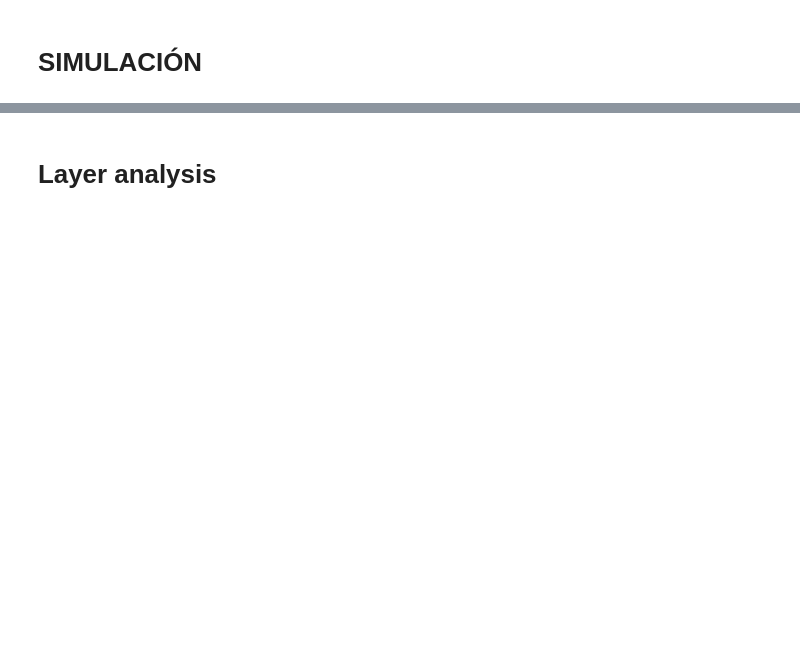
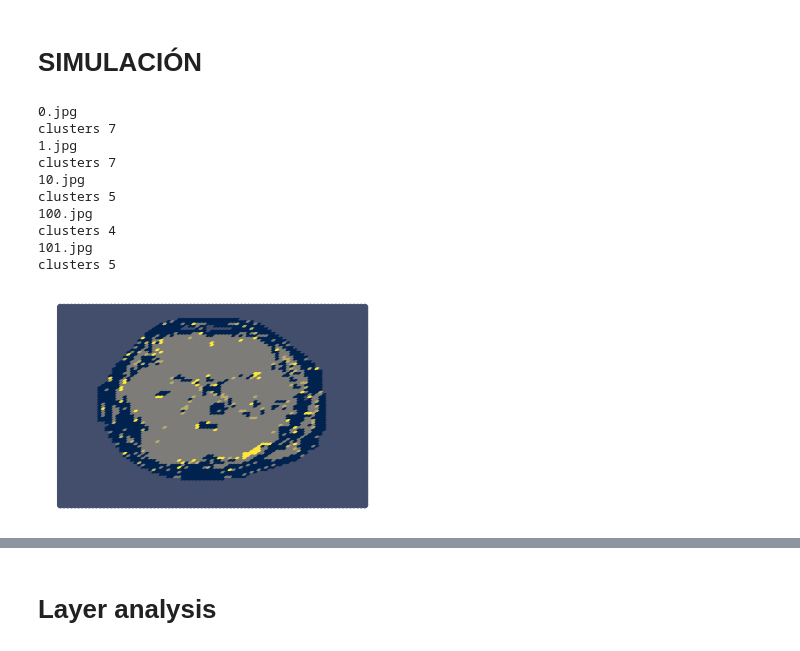
Before and after one commit to JerM1609/IA-P002, a Jupyter notebook: DBScan.ipynb, the cells around one changed output, grey strips where cells are left out. Drawn from its saved outputs; the diff is of its cells as text; code cells hidden in the pictures; blank space fills up the shorter version.

Commit message:
results dbscan

```diff
--- a/DBScan.ipynb
+++ b/DBScan.ipynb
@@ -37,7 +39,7 @@ pasarlo a blanco y negro y luego probar el algoritmo con escala de grises
 # %%
 UNDEFINED = 0
 NOISE = 1
-EPS = 0.9
+EPS = 2
 TRESHOLD = 75
 # %%
 class DBScan():
@@ -94,39 +96,68 @@ class DBScan():
 IMG_PATH = './mini_data/'
 # %% [markdown]
 # **SIMULACIÓN**
+# %%
+def preprocesamiento(path):
+    img = Image.open(path)
+
+    # resizing
+    H, W = img.size
+    h, w = img.size
+    k = 1
+
+    while h >= 100 or w >= 100:
+        k += 1
+        h = H/k
+        w = W/k
+
+    img = img.resize((int(h), int(w))) #.convert('1')
+    # display(img)
+    mat = np.asarray(img).astype(int)
+    return mat
 # %%
 for name in os.listdir(IMG_PATH):
     # read and resize image
     print(name)
-    continue
-    img = Image.open(IMG_PATH + name)
-    w, h = img.__dict__['_size']
-    mat = np.asarray(img.resize((int(w/4), int(h/4))))
+    # img = Image.open(IMG_PATH + name)
+    # w, h = img.__dict__['_size']
+    mat = preprocesamiento(IMG_PATH+name) # np.asarray(img.resize((int(w/4), int(h/4))))
 
     M = []
     for i in range(len(mat)):
         for j in range(len(mat[i])):
             pixel = mat[i, j]
             M.append(np.array(list(pixel) + [i, j], dtype=object))
     M = np.array(M)
     pixels_db = M[: , 0:3]
 
     dbscan = DBScan(pixels_db, EPS, TRESHOLD)
     result = dbscan.dbs()
 
     print(f'clusters {len(np.unique(result))}')
 
     ij_cluster = pd.DataFrame()
     ij_cluster['i'] = M[: , -2]
     ij_cluster['j'] = M[: , -1]
     ij_cluster['clusters'] = result
     file_name = name.replace('.jpg', '')
-    ij_cluster.to_csv(f'./Resultados/DBScan/{file_name}.csv')
+    ij_cluster.to_csv(f'./Resultados/DBScan/{file_name}_dbs.csv')
 
     X = ij_cluster['j'].tolist()
     Y = ij_cluster['i'].tolist()
     plt.clf()
     plt.scatter(X,Y,c=ij_cluster['clusters'].tolist(), cmap='cividis')
     plt.axis('off')
     plt.gca().invert_yaxis()
-    plt.savefig(f'./Resultados/DBScan/{file_name}.png', dpi=1200)
+    plt.savefig(f'./Resultados/DBScan/{file_name}_dbs.png', dpi=1200)
+# %% [output]
+0.jpg
+clusters 7
+1.jpg
+clusters 7
+10.jpg
+clusters 5
+100.jpg
+clusters 4
+101.jpg
+clusters 5
+[figure, added]
```
Also changed, not shown: parts of 4 cells of this notebook, 11 other files.
